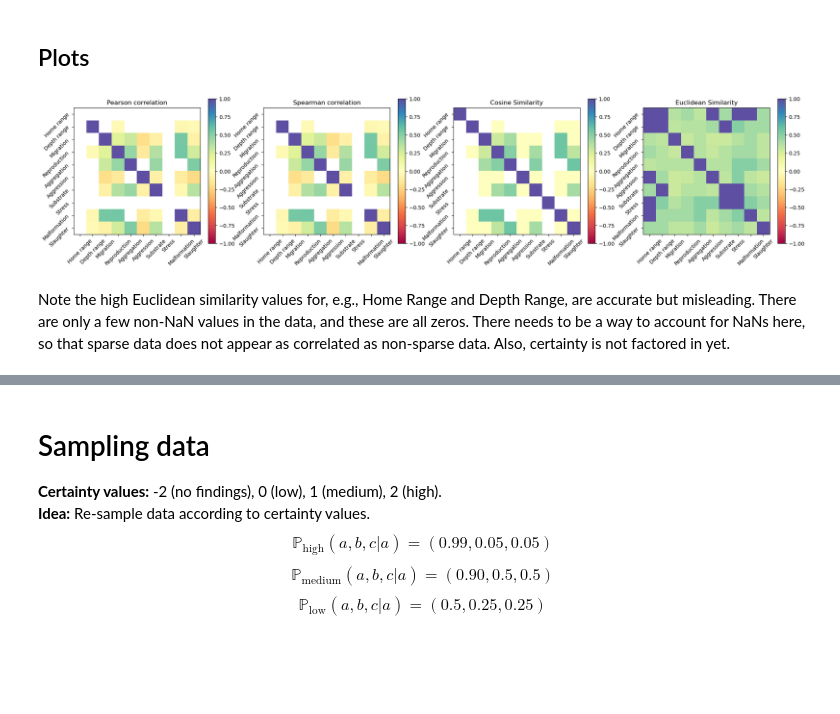
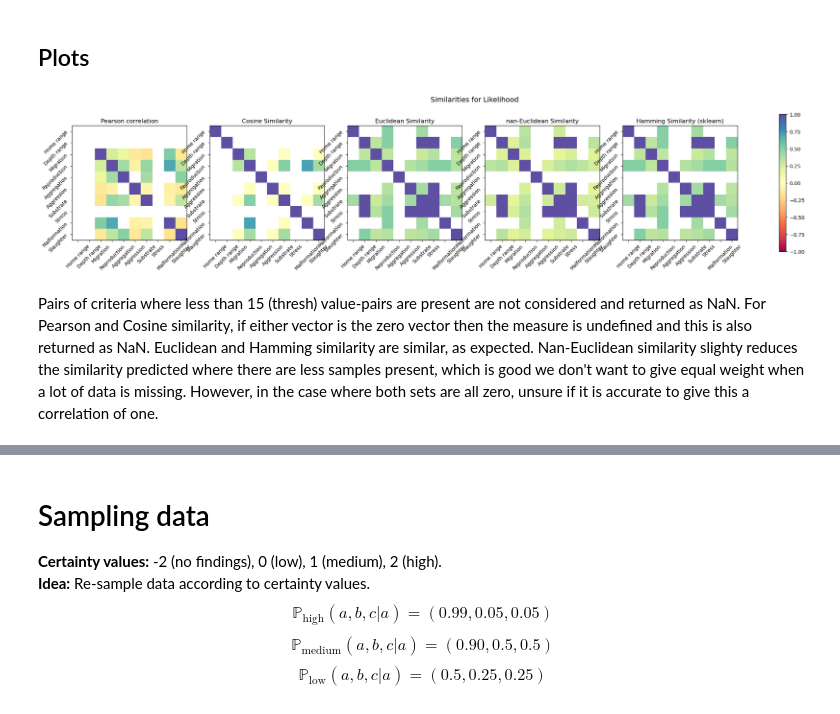
Before and after one commit to alisonpeard/fishetho_networks, a Jupyter notebook: notebooks/Similarity Measures.ipynb, the cells around one changed output, grey strips where cells are left out. Drawn from its saved outputs; the diff is of its cells as text; code cells hidden in the pictures; blank space fills up the shorter version.

```diff
--- a/notebooks/Similarity Measures.ipynb
+++ b/notebooks/Similarity Measures.ipynb
@@ -194,0 +267,12 @@ plt.suptitle("Euclidean Distance (Potential)", fontsize=14);
+# %%
+# look at example results
+def hamming_dist(df, col1, col2):
+    """Requires normalised data."""
+    return np.sqrt(np.abs(df[col1] - df[col2]).sum(skipna=True))
+
+def nanhamming_dist(df, col1, col2):
+    """Requires normalised data."""
+    T = len(df)
+    P = T - len(df[[col1, col2]].dropna())
+
+    return np.sqrt((T / P) * np.abs(df[col1] - df[col2]).sum(skipna=True))
@@ -242,50 +397,65 @@ def euclidean_similarity(col1, col2):
 # %%
 # plot correlation coefficients
 pearson_likelihood = likelihood.corr(method='pearson')
-spearman_likelihood = likelihood.corr(method='spearman')
 cosine_likelihood = likelihood.corr(method=cosine_similarity)
 euclidean_likelihood = likelihood_z.corr(method=euclidean_similarity)
+# naneuclidean_likelihood = 1 / (1 + nan_euclidean_distances(likelihood.transpose(), likelihood.transpose()))
+naneuclidean_likelihood = likelihood_z.corr(method=naneuclidean_similarity)
+hamming_likelihood = likelihood_z.corr(method=hamming_similarity)
 
-fig, axs = plt.subplots(1, 4, figsize=(25, 5))
+fig, axs = plt.subplots(1, 5, figsize=(30, 5))
 
 ax = axs[0]
 im = ax.imshow(pearson_likelihood.to_numpy(), cmap='Spectral', vmin=-1, vmax=1)
 ax.set_title('Pearson correlation')
 ax.set_xticks([*range(10)])
 ax.set_yticks([*range(10)])
 ax.set_xticklabels([*criteria_dict.values()], rotation=45)
 ax.set_yticklabels([*criteria_dict.values()], rotation=45)
-plt.colorbar(im, ax=ax);
+# plt.colorbar(im, ax=ax);
+
 
 ax = axs[1]
-im = ax.imshow(spearman_likelihood.to_numpy(), cmap='Spectral', vmin=-1, vmax=1)
-ax.set_title('Spearman correlation')
-ax.set_xticks([*range(10)])
-ax.set_yticks([*range(10)])
-ax.set_xticklabels([*criteria_dict.values()], rotation=45)
-ax.set_yticklabels([*criteria_dict.values()], rotation=45)
-plt.colorbar(im, ax=ax);
-
-ax = axs[2]
 im = ax.imshow(cosine_likelihood.to_numpy(), cmap='Spectral', vmin=-1, vmax=1)
 ax.set_title('Cosine Similarity')
 ax.set_xticks([*range(10)])
 ax.set_yticks([*range(10)])
 ax.set_xticklabels([*criteria_dict.values()], rotation=45)
 ax.set_yticklabels([*criteria_dict.values()], rotation=45)
-plt.colorbar(im, ax=ax);
+# plt.colorbar(im, ax=ax);
 
-ax = axs[3]
+ax = axs[2]
 im = ax.imshow(euclidean_likelihood.to_numpy(), cmap='Spectral', vmin=-1, vmax=1)
 ax.set_title('Euclidean Similarity')
 ax.set_xticks([*range(10)])
 ax.set_yticks([*range(10)])
 ax.set_xticklabels([*criteria_dict.values()], rotation=45)
 ax.set_yticklabels([*criteria_dict.values()], rotation=45)
-plt.colorbar(im, ax=ax);
+# plt.colorbar(im, ax=ax);
+
+ax = axs[3]
+im = ax.imshow(naneuclidean_likelihood, cmap='Spectral', vmin=-1, vmax=1)
+ax.set_title('nan-Euclidean Similarity')
+ax.set_xticks([*range(10)])
+ax.set_yticks([*range(10)])
+ax.set_xticklabels([*criteria_dict.values()], rotation=45)
+ax.set_yticklabels([*criteria_dict.values()], rotation=45)
+# plt.colorbar(im, ax=ax);
+
+ax = axs[4]
+im = ax.imshow(hamming_likelihood, cmap='Spectral', vmin=-1, vmax=1)
+ax.set_title('Hamming Similarity (sklearn)')
+ax.set_xticks([*range(10)])
+ax.set_yticks([*range(10)])
+ax.set_xticklabels([*criteria_dict.values()], rotation=45)
+ax.set_yticklabels([*criteria_dict.values()], rotation=45)
+# plt.colorbar(im, ax=ax);
+
+fig.colorbar(im, ax=axs.ravel().tolist())
+plt.suptitle("Similarities for Likelihood", fontsize=14);
 
 fig.savefig(join('..', 'images', 'likelihood.png'))
 # %% [output]
-[figure, old version]
+[figure, new version]
 # %% [markdown]
-Note the high Euclidean similarity values for, e.g., Home Range and Depth Range, are accurate but misleading. There are only a few non-NaN values in the data, and these are all zeros. There needs to be a way to account for NaNs here, so that sparse data does not appear as correlated as non-sparse data. Also, certainty is not factored in yet.
+Pairs of criteria where less than 15 (thresh) value-pairs are present are not considered and returned as NaN. For Pearson and Cosine similarity, if either vector is the zero vector then the measure is undefined and this is also returned as NaN. Euclidean and Hamming similarity are similar, as expected. Nan-Euclidean similarity slighty reduces the similarity predicted where there are less samples present, which is good we don't want to give equal weight when a lot of data is missing. However, in the case where both sets are all zero, unsure if it is accurate to give this a correlation of one.
```
Also changed, not shown: parts of 20 cells of this notebook, 4 other files.
